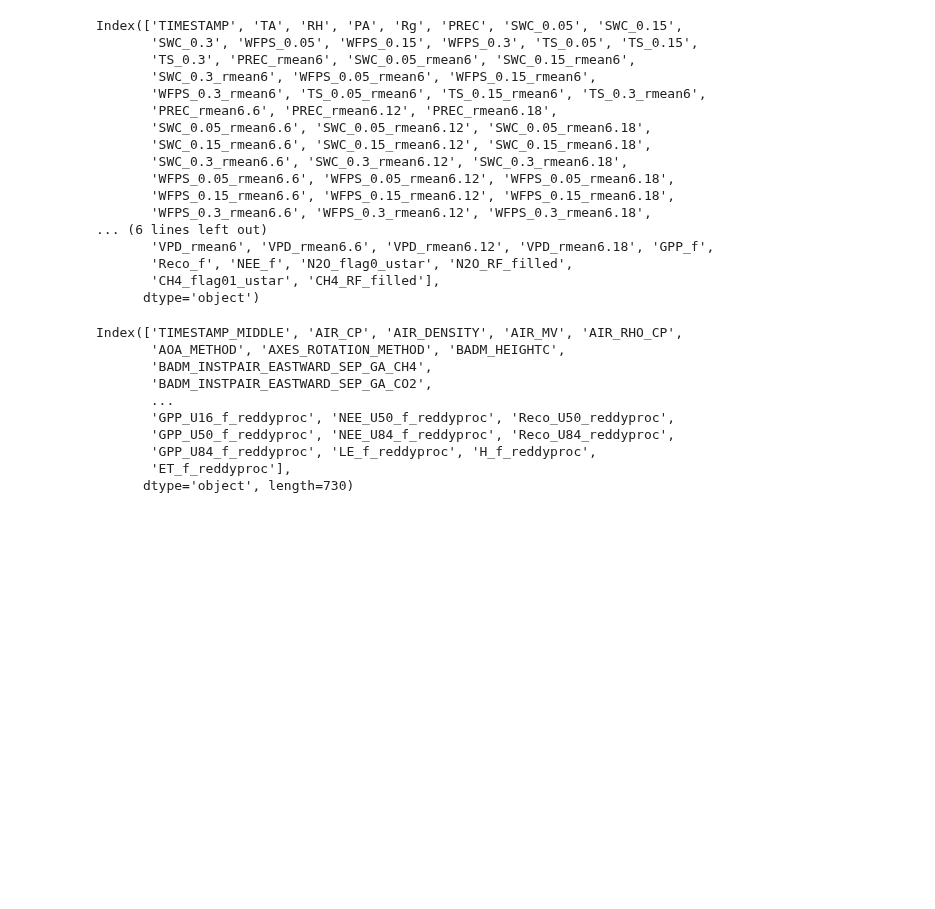
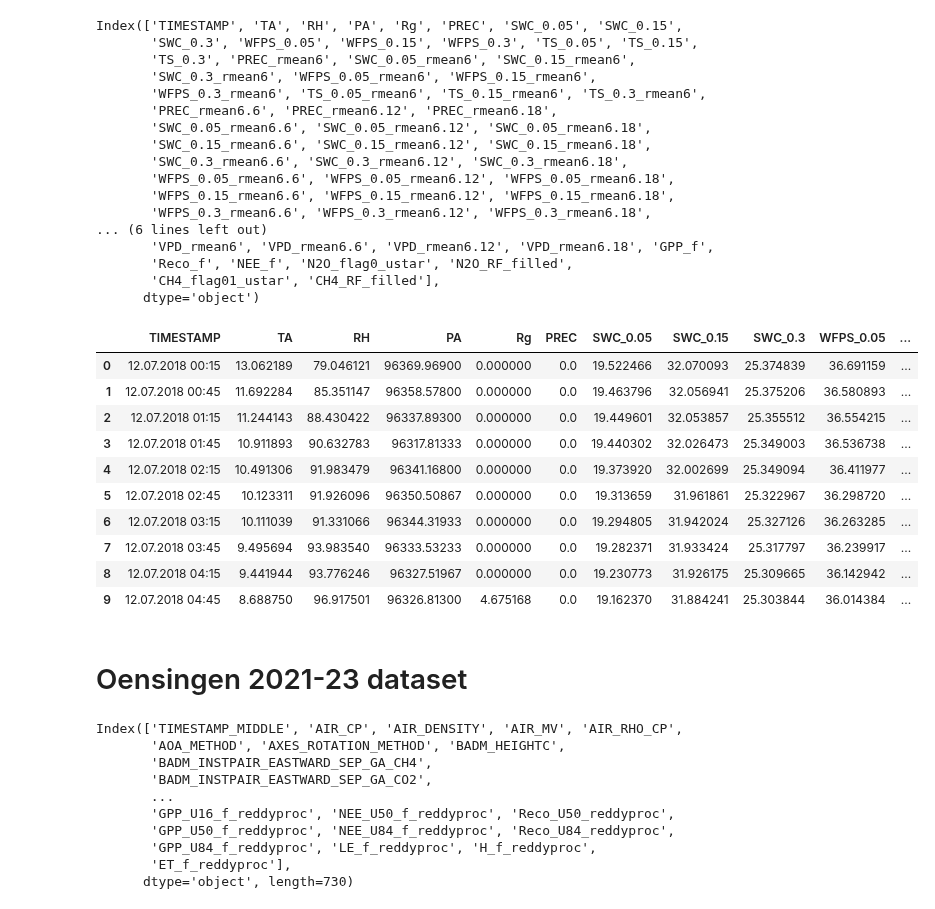
Before and after one commit to AndreasHiropedi/N2O_Emissions_Prediction, a Jupyter notebook: data_exploration_oesingen.ipynb, the cells around one changed output. Cells and saved outputs as stored; diff of their text form; code cells hidden in the pictures; blank space fills up the shorter version.

```diff
--- a/data_exploration_oesingen.ipynb
+++ b/data_exploration_oesingen.ipynb
@@ -49,5 +50,21 @@ Index(['TIMESTAMP', 'TA', 'RH', 'PA', 'Rg', 'PREC', 'SWC_0.05', 'SWC_0.15',
        'Reco_f', 'NEE_f', 'N2O_flag0_ustar', 'N2O_RF_filled',
        'CH4_flag01_ustar', 'CH4_RF_filled'],
       dtype='object')
+# %%
+df_1.head(10)
+# %% [output]
+|  | TIMESTAMP | TA | RH | PA | Rg | PREC | SWC_0.05 | SWC_0.15 | SWC_0.3 | WFPS_0.05 | ... |
+| 0 | 12.07.2018 00:15 | 13.062189 | 79.046121 | 96369.96900 | 0.000000 | 0.0 | 19.522466 | 32.070093 | 25.374839 | 36.691159 | ... |
+| 1 | 12.07.2018 00:45 | 11.692284 | 85.351147 | 96358.57800 | 0.000000 | 0.0 | 19.463796 | 32.056941 | 25.375206 | 36.580893 | ... |
+| 2 | 12.07.2018 01:15 | 11.244143 | 88.430422 | 96337.89300 | 0.000000 | 0.0 | 19.449601 | 32.053857 | 25.355512 | 36.554215 | ... |
+| 3 | 12.07.2018 01:45 | 10.911893 | 90.632783 | 96317.81333 | 0.000000 | 0.0 | 19.440302 | 32.026473 | 25.349003 | 36.536738 | ... |
+| 4 | 12.07.2018 02:15 | 10.491306 | 91.983479 | 96341.16800 | 0.000000 | 0.0 | 19.373920 | 32.002699 | 25.349094 | 36.411977 | ... |
+| 5 | 12.07.2018 02:45 | 10.123311 | 91.926096 | 96350.50867 | 0.000000 | 0.0 | 19.313659 | 31.961861 | 25.322967 | 36.298720 | ... |
+| 6 | 12.07.2018 03:15 | 10.111039 | 91.331066 | 96344.31933 | 0.000000 | 0.0 | 19.294805 | 31.942024 | 25.327126 | 36.263285 | ... |
+| 7 | 12.07.2018 03:45 | 9.495694 | 93.983540 | 96333.53233 | 0.000000 | 0.0 | 19.282371 | 31.933424 | 25.317797 | 36.239917 | ... |
+| 8 | 12.07.2018 04:15 | 9.441944 | 93.776246 | 96327.51967 | 0.000000 | 0.0 | 19.230773 | 31.926175 | 25.309665 | 36.142942 | ... |
+| 9 | 12.07.2018 04:45 | 8.688750 | 96.917501 | 96326.81300 | 4.675168 | 0.0 | 19.162370 | 31.884241 | 25.303844 | 36.014384 | ... |
+# %% [markdown]
+# Oensingen 2021-23 dataset
 # %%
 # Oensingen 2021-23 dataset
```
Also changed, not shown: parts of 4 cells of this notebook.
